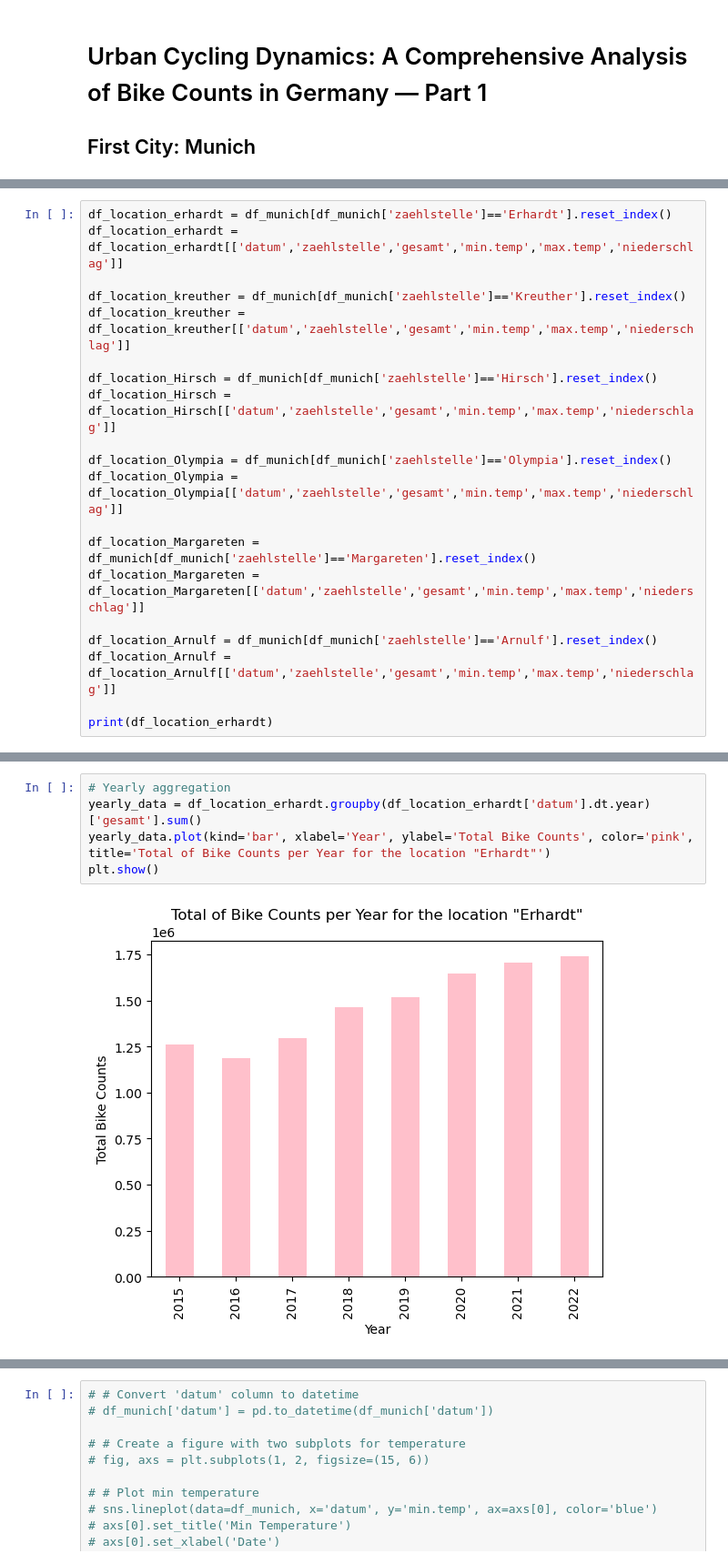
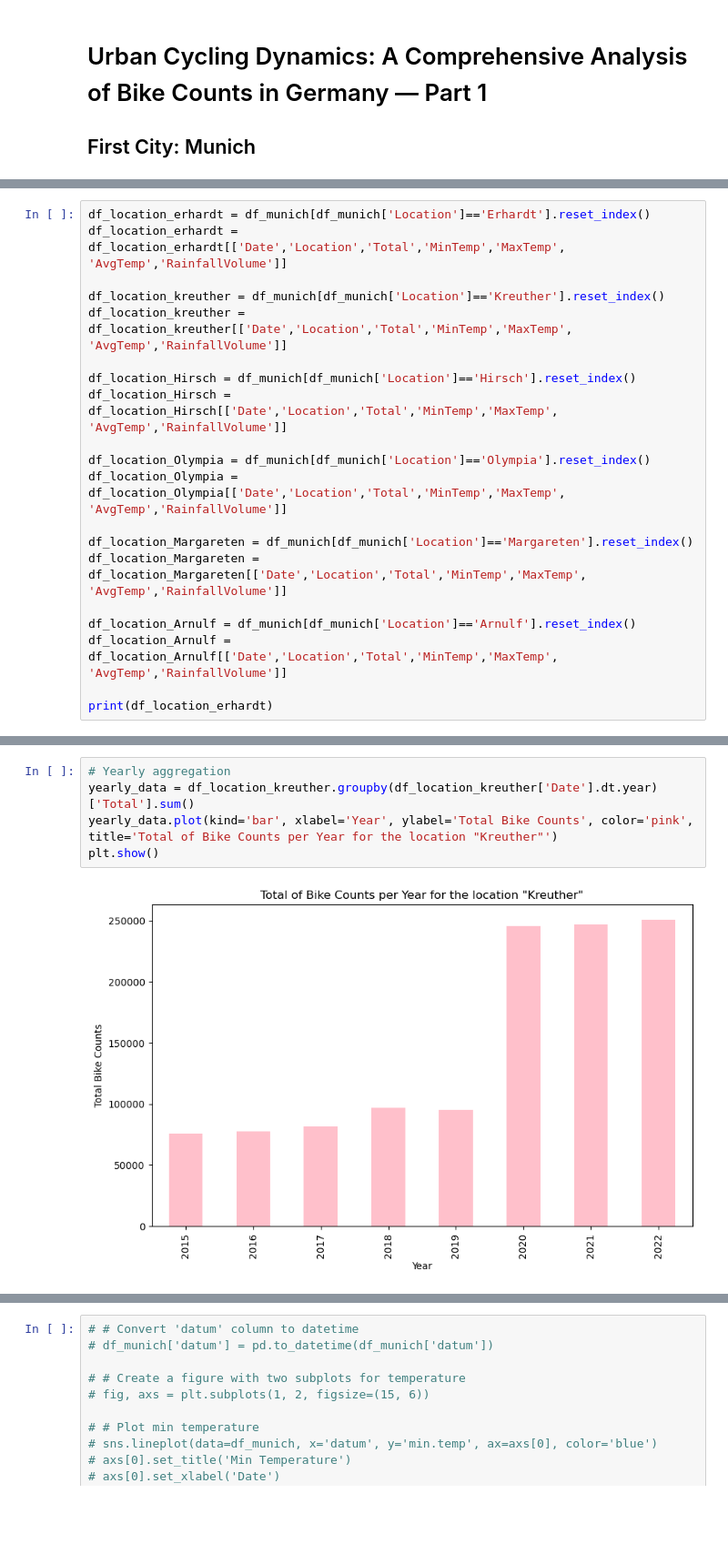
Before and after one commit to cap7586/CaroPeThesis, a Jupyter notebook: Munich_Complete_Analysis/Muc.ipynb, the cells around one changed output, grey strips where cells are left out. Shown at 91% size. Saved outputs shown, nothing was run; the diff lists cells and outputs as text; blank space fills up the shorter version.

```diff
--- a/Munich_Complete_Analysis/Muc.ipynb
+++ b/Munich_Complete_Analysis/Muc.ipynb
@@ -104,23 +116,23 @@ plt.show()
 # %% [output]
 [figure]
 # %%
-df_location_erhardt = df_munich[df_munich['zaehlstelle']=='Erhardt'].reset_index()
-df_location_erhardt = df_location_erhardt[['datum','zaehlstelle','gesamt','min.temp','max.temp','niederschlag']]
+df_location_erhardt = df_munich[df_munich['Location']=='Erhardt'].reset_index()
+df_location_erhardt = df_location_erhardt[['Date','Location','Total','MinTemp','MaxTemp', 'AvgTemp','RainfallVolume']]
 
-df_location_kreuther = df_munich[df_munich['zaehlstelle']=='Kreuther'].reset_index()
-df_location_kreuther = df_location_kreuther[['datum','zaehlstelle','gesamt','min.temp','max.temp','niederschlag']]
+df_location_kreuther = df_munich[df_munich['Location']=='Kreuther'].reset_index()
+df_location_kreuther = df_location_kreuther[['Date','Location','Total','MinTemp','MaxTemp', 'AvgTemp','RainfallVolume']]
 
-df_location_Hirsch = df_munich[df_munich['zaehlstelle']=='Hirsch'].reset_index()
-df_location_Hirsch = df_location_Hirsch[['datum','zaehlstelle','gesamt','min.temp','max.temp','niederschlag']]
+df_location_Hirsch = df_munich[df_munich['Location']=='Hirsch'].reset_index()
+df_location_Hirsch = df_location_Hirsch[['Date','Location','Total','MinTemp','MaxTemp', 'AvgTemp','RainfallVolume']]
 
-df_location_Olympia = df_munich[df_munich['zaehlstelle']=='Olympia'].reset_index()
-df_location_Olympia = df_location_Olympia[['datum','zaehlstelle','gesamt','min.temp','max.temp','niederschlag']]
+df_location_Olympia = df_munich[df_munich['Location']=='Olympia'].reset_index()
+df_location_Olympia = df_location_Olympia[['Date','Location','Total','MinTemp','MaxTemp', 'AvgTemp','RainfallVolume']]
 
-df_location_Margareten = df_munich[df_munich['zaehlstelle']=='Margareten'].reset_index()
-df_location_Margareten = df_location_Margareten[['datum','zaehlstelle','gesamt','min.temp','max.temp','niederschlag']]
+df_location_Margareten = df_munich[df_munich['Location']=='Margareten'].reset_index()
+df_location_Margareten = df_location_Margareten[['Date','Location','Total','MinTemp','MaxTemp', 'AvgTemp','RainfallVolume']]
 
-df_location_Arnulf = df_munich[df_munich['zaehlstelle']=='Arnulf'].reset_index()
-df_location_Arnulf = df_location_Arnulf[['datum','zaehlstelle','gesamt','min.temp','max.temp','niederschlag']]
+df_location_Arnulf = df_munich[df_munich['Location']=='Arnulf'].reset_index()
+df_location_Arnulf = df_location_Arnulf[['Date','Location','Total','MinTemp','MaxTemp', 'AvgTemp','RainfallVolume']]
 
 print(df_location_erhardt)
 # %% [output]
@@ -141,7 +153,7 @@ print(df_location_erhardt)
 # %%
 # Yearly aggregation
-yearly_data = df_location_erhardt.groupby(df_location_erhardt['datum'].dt.year)['gesamt'].sum()
-yearly_data.plot(kind='bar', xlabel='Year', ylabel='Total Bike Counts', color='pink', title='Total of Bike Counts per Year for the location "Erhardt"')
+yearly_data = df_location_kreuther.groupby(df_location_kreuther['Date'].dt.year)['Total'].sum()
+yearly_data.plot(kind='bar', xlabel='Year', ylabel='Total Bike Counts', color='pink', title='Total of Bike Counts per Year for the location "Kreuther"')
 plt.show()
 # %% [output]
-[figure, old version]
+[figure, new version]
```
Also changed, not shown: parts of 38 cells of this notebook, 3 other files.
